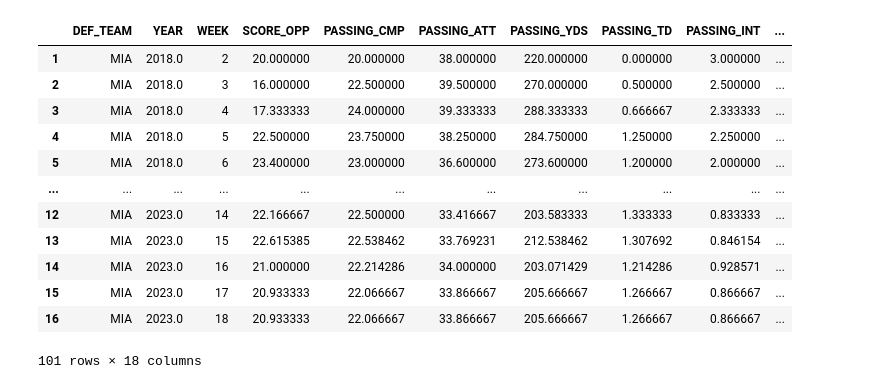
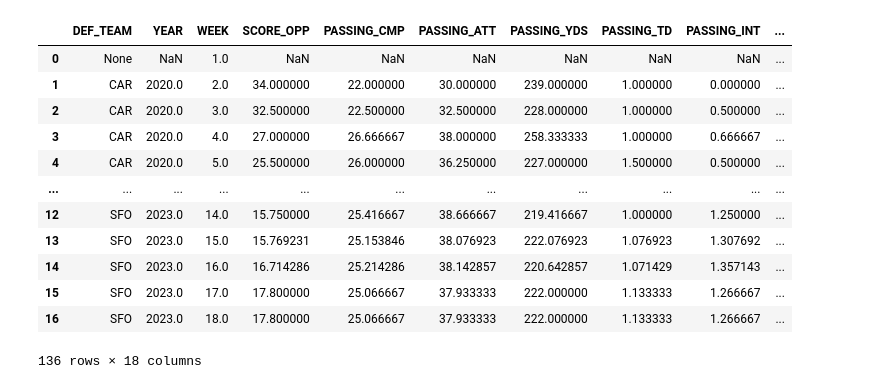
Before and after one commit to jamesterrell/Fantasy_Football_Machine_Learning, a Jupyter notebook: defense_dev_nb.ipynb, the cells around one changed output. Saved outputs shown, nothing was run; the diff lists cells and outputs as text; code cells hidden in the pictures.

Commit message:
continued work on making training dataset with defensive data

```diff
--- a/defense_dev_nb.ipynb
+++ b/defense_dev_nb.ipynb
@@ -47,6 +6,5 @@ df_all.tail(20)
-# %%
-#doing this to create training data.
-#I need the values as they were from the week before, not what they actaully were.
-for i in list(df_all.columns):
-    if i != 'WEEK':
-        df_all[i] = df_all[i].shift(1)
+# %%
+df_tms = pd.read_csv(r'database\DIM_PLAYER_GAMES.csv')
+teams = list(df_tms['TEAM'].str.lower().unique())
+# %%
+teams.remove('oak')
@@ -52,0 +15,10 @@ for i in list(df_all.columns):
+# %%
+dfs = []
+for team in teams:
+    years = [2020, 2021, 2022, 2023]
+    time.sleep(12.1)
+    df_tm = pd.concat([scrape_defense(year=year, defense=team) for year in years])
+    for i in list(df_tm.columns):
+        if i != 'WEEK':
+            df_tm[i] = df_tm[i].shift(1)
+    dfs.append(df_tm)
@@ -53,18 +43,18 @@ for i in list(df_all.columns):
 # %%
-df_all.dropna(inplace=True)
+dfns_training = pd.concat(dfs)
+dfns_training.dropna(inplace=True)
+dfns_training
+# %% [output]
+|  | DEF_TEAM | YEAR | WEEK | SCORE_OPP | PASSING_CMP | PASSING_ATT | PASSING_YDS | PASSING_TD | PASSING_INT | ... |
+| 0 | None | NaN | 1.0 | NaN | NaN | NaN | NaN | NaN | NaN | ... |
+| 1 | CAR | 2020.0 | 2.0 | 34.000000 | 22.000000 | 30.000000 | 239.000000 | 1.000000 | 0.000000 | ... |
+| 2 | CAR | 2020.0 | 3.0 | 32.500000 | 22.500000 | 32.500000 | 228.000000 | 1.000000 | 0.500000 | ... |
+| 3 | CAR | 2020.0 | 4.0 | 27.000000 | 26.666667 | 38.000000 | 258.333333 | 1.000000 | 0.666667 | ... |
+| 4 | CAR | 2020.0 | 5.0 | 25.500000 | 26.000000 | 36.250000 | 227.000000 | 1.500000 | 0.500000 | ... |
+| ... | ... | ... | ... | ... | ... | ... | ... | ... | ... | ... |
+| 12 | SFO | 2023.0 | 14.0 | 15.750000 | 25.416667 | 38.666667 | 219.416667 | 1.000000 | 1.250000 | ... |
+| 13 | SFO | 2023.0 | 15.0 | 15.769231 | 25.153846 | 38.076923 | 222.076923 | 1.076923 | 1.307692 | ... |
+| 14 | SFO | 2023.0 | 16.0 | 16.714286 | 25.214286 | 38.142857 | 220.642857 | 1.071429 | 1.357143 | ... |
+| 15 | SFO | 2023.0 | 17.0 | 17.800000 | 25.066667 | 37.933333 | 222.000000 | 1.133333 | 1.266667 | ... |
+| 16 | SFO | 2023.0 | 18.0 | 17.800000 | 25.066667 | 37.933333 | 222.000000 | 1.133333 | 1.266667 | ... |
+136 rows × 18 columns
-# %%
-df_all
-# %% [output]
-|  | DEF_TEAM | YEAR | WEEK | SCORE_OPP | PASSING_CMP | PASSING_ATT | PASSING_YDS | PASSING_TD | PASSING_INT | ... |
-| 1 | MIA | 2018.0 | 2 | 20.000000 | 20.000000 | 38.000000 | 220.000000 | 0.000000 | 3.000000 | ... |
-| 2 | MIA | 2018.0 | 3 | 16.000000 | 22.500000 | 39.500000 | 270.000000 | 0.500000 | 2.500000 | ... |
-| 3 | MIA | 2018.0 | 4 | 17.333333 | 24.000000 | 39.333333 | 288.333333 | 0.666667 | 2.333333 | ... |
-| 4 | MIA | 2018.0 | 5 | 22.500000 | 23.750000 | 38.250000 | 284.750000 | 1.250000 | 2.250000 | ... |
-| 5 | MIA | 2018.0 | 6 | 23.400000 | 23.000000 | 36.600000 | 273.600000 | 1.200000 | 2.000000 | ... |
-| ... | ... | ... | ... | ... | ... | ... | ... | ... | ... | ... |
-| 12 | MIA | 2023.0 | 14 | 22.166667 | 22.500000 | 33.416667 | 203.583333 | 1.333333 | 0.833333 | ... |
-| 13 | MIA | 2023.0 | 15 | 22.615385 | 22.538462 | 33.769231 | 212.538462 | 1.307692 | 0.846154 | ... |
-| 14 | MIA | 2023.0 | 16 | 21.000000 | 22.214286 | 34.000000 | 203.071429 | 1.214286 | 0.928571 | ... |
-| 15 | MIA | 2023.0 | 17 | 20.933333 | 22.066667 | 33.866667 | 205.666667 | 1.266667 | 0.866667 | ... |
-| 16 | MIA | 2023.0 | 18 | 20.933333 | 22.066667 | 33.866667 | 205.666667 | 1.266667 | 0.866667 | ... |
-101 rows × 18 columns
```
Also changed, not shown: parts of 7 cells of this notebook, 1 other file.
